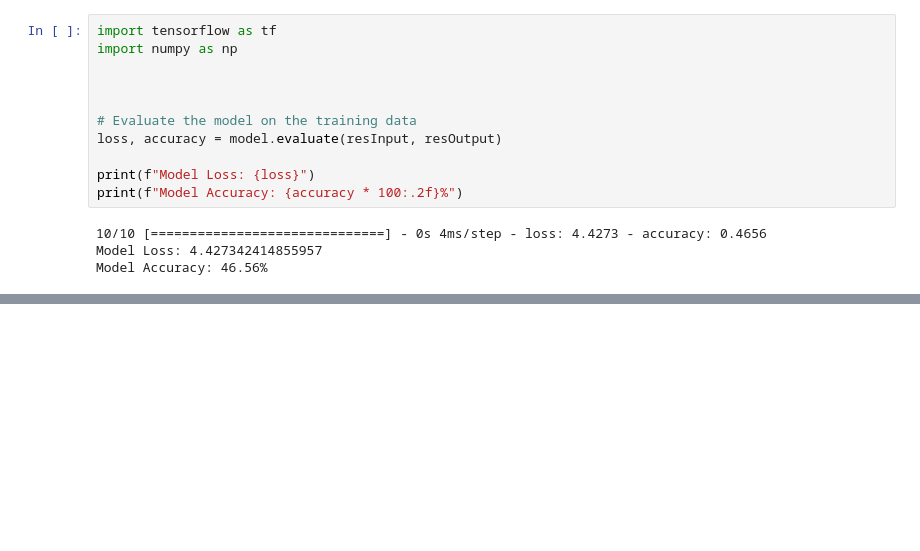
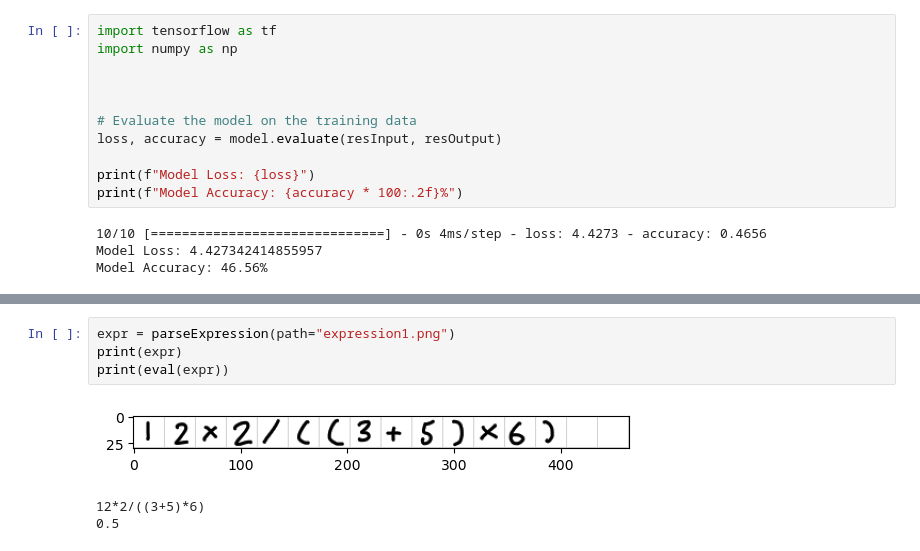
Before and after one commit to JasonFeng365/Group6Project, a Jupyter notebook: ExpressionEvaluator.ipynb, the cells around one changed output, grey strips where cells are left out. Cells and saved outputs as stored; diff of their text form; blank space fills up the shorter version.

```diff
--- a/ExpressionEvaluator.ipynb
+++ b/ExpressionEvaluator.ipynb
@@ -372,0 +426,8 @@ Model Accuracy: 46.56%
+# %%
+expr = parseExpression(path="expression1.png")
+print(expr)
+print(eval(expr))
+# %% [output]
+[figure, added]
+12*2/((3+5)*6)
+0.5
```
Also changed, not shown: parts of 11 cells of this notebook, 10 other files.
